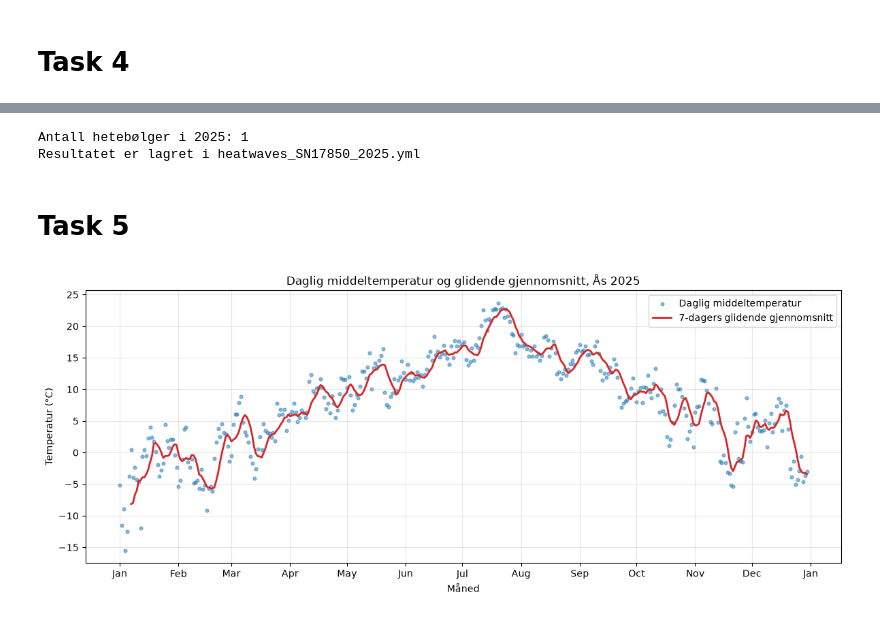
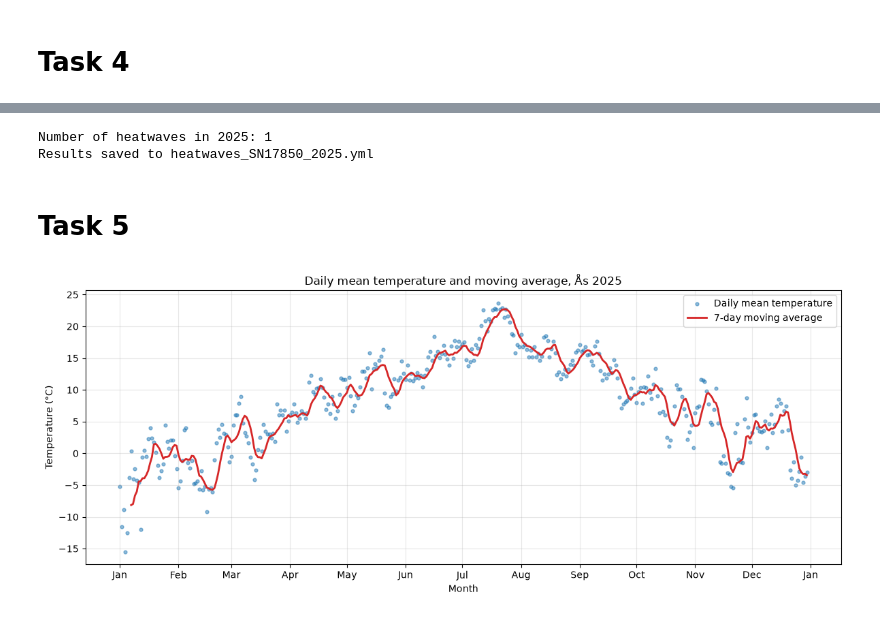
Before and after one commit to Fetve/deliverables1Jostein_og_Felix, a Jupyter notebook: deliverables1.ipynb, the cells around one changed output, grey strips where cells are left out. Drawn from its saved outputs; the diff is of its cells as text; code cells hidden in the pictures.

```diff
--- a/deliverables1.ipynb
+++ b/deliverables1.ipynb
@@ -187,7 +183,7 @@ import yaml
 
 
 def count_heatwaves(station_id, year, output_file=None):
-    # Hent daglig makstemperatur, ikke middeltemperatur.
+    # Retrieve daily maximum temperature, not mean temperature.
     temperatures = get_frost_periods(
         station_id,
         "max(air_temperature P1D)",
@@ -196,8 +192,8 @@ def count_heatwaves(station_id, year, output_file=None):
         client_id
     )
 
-    # Ta med alle kalenderdagene.
-    # Manglende temperatur blir NaN og bryter en hetebølge.
+    # Include all calendar days.
+    # Missing temperatures become NaN and break a heatwave.
     days = pd.date_range(f"{year}-01-01", f"{year}-12-31")
     temperatures = temperatures.reindex(days)
 
@@ -223,7 +219,7 @@ def count_heatwaves(station_id, year, output_file=None):
             start = None
             duration = 0
 
-    # Ta også med en eventuell hetebølge som slutter 31. desember.
+    # Also include a heatwave that ends on December 31, if any.
     if duration >= 5:
         heatwaves.append({
             "start": start.strftime("%Y-%m-%d"),
@@ -249,22 +245,22 @@ def count_heatwaves(station_id, year, output_file=None):
             sort_keys=False
         )
 
-    print(f"Antall hetebølger i {year}: {len(heatwaves)}")
-    print(f"Resultatet er lagret i {output_file}")
+    print(f"Number of heatwaves in {year}: {len(heatwaves)}")
+    print(f"Results saved to {output_file}")
 
     return summary
 
 summary = count_heatwaves("SN17850", 2025)
 # %% [output]
-Antall hetebølger i 2025: 1
-Resultatet er lagret i heatwaves_SN17850_2025.yml
+Number of heatwaves in 2025: 1
+Results saved to heatwaves_SN17850_2025.yml
 # %% [markdown]
 # Task 5
 # %%
 def moving_average(temperatures):
     temperatures = temperatures.copy().sort_index()
 
-    # Sett inn manglende kalenderdager.
+    # Insert missing calendar days.
     days = pd.date_range(
         temperatures.index.min(),
         temperatures.index.max()
@@ -274,41 +270,41 @@ def moving_average(temperatures):
     return temperatures.rolling(window=7, min_periods=7).mean()
 
 
-# Bruk temperaturdataene fra oppgave 1.
+# Use the temperature data from task 1.
 temperature = df["temperature"].copy().sort_index()
 average = moving_average(temperature)
 
 fig, ax = plt.subplots(figsize=(12, 5))
 
-# Daglige temperaturer som punkter.
+# Daily temperatures as points.
 ax.scatter(
     temperature.index,
     temperature.values,
     color="tab:blue",
     s=12,
     alpha=0.5,
-    label="Daglig middeltemperatur"
+    label="Daily mean temperature"
 )
 
-# Glidende gjennomsnitt som linje.
+# Moving average as a line.
 ax.plot(
     average.index,
     average.values,
     color="tab:red",
     linewidth=2,
-    label="7-dagers glidende gjennomsnitt"
+    label="7-day moving average"
 )
 
-ax.set_title("Daglig middeltemperatur og glidende gjennomsnitt, Ås 2025")
-ax.set_xlabel("Måned")
-ax.set_ylabel("Temperatur (°C)")
+ax.set_title("Daily mean temperature and moving average, Ås 2025")
+ax.set_xlabel("Month")
+ax.set_ylabel("Temperature (°C)")
 
 ax.xaxis.set_major_locator(mdates.MonthLocator())
 ax.xaxis.set_major_formatter(mdates.DateFormatter("%b"))
 
 ax.grid(alpha=0.3)
 ax.legend()
 fig.tight_layout()
 plt.show()
 # %% [output]
-[figure, old version]
+[figure, new version]
```
Also changed, not shown: parts of 8 cells of this notebook.
